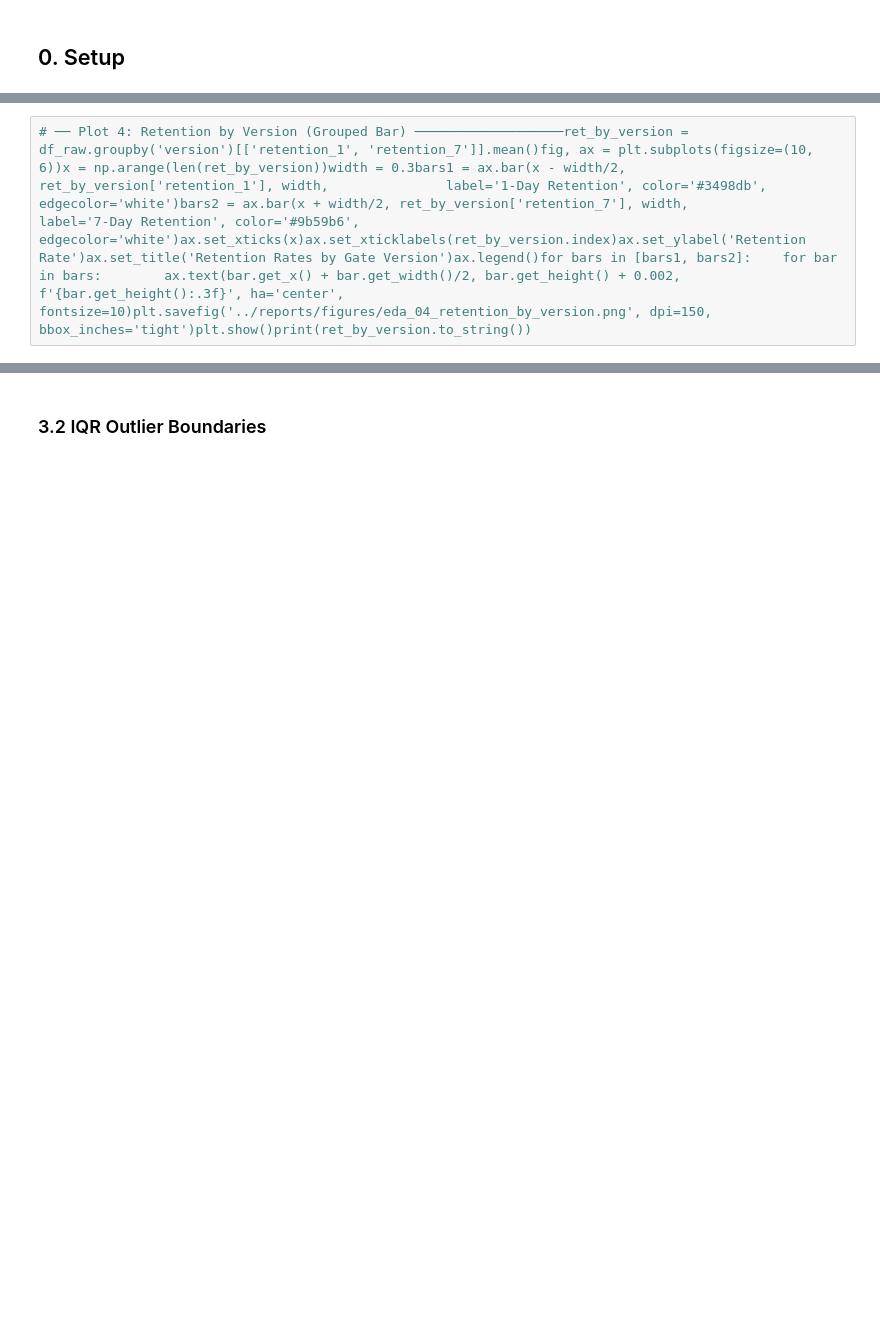
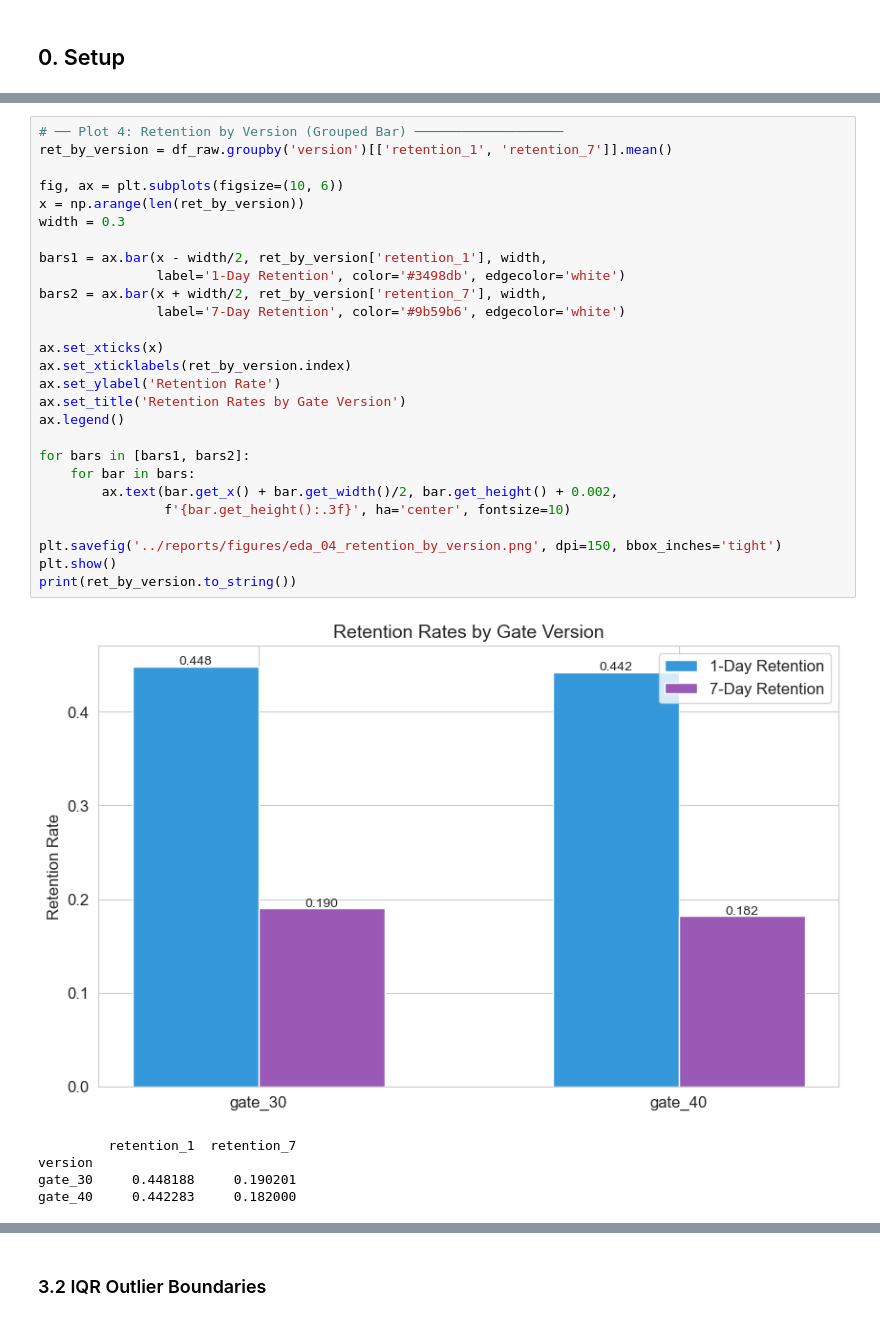
Before and after one commit to soufatarek/Data-Science, a Jupyter notebook: notebooks/04_eda_visualizations.ipynb, the cells around one changed output, grey strips where cells are left out. Drawn from its saved outputs; the diff is of its cells as text; blank space fills up the shorter version.

```diff
--- a/notebooks/04_eda_visualizations.ipynb
+++ b/notebooks/04_eda_visualizations.ipynb
@@ -21,3 +176,34 @@ import sys, os, warningswarnings.filterwarnings('ignore')sys.path.insert(0, os.p
 # %%
-# ── Plot 4: Retention by Version (Grouped Bar) ───────────────────ret_by_version = df_raw.groupby('version')[['retention_1', 'retention_7']].mean()fig, ax = plt.subplots(figsize=(10, 6))x = np.arange(len(ret_by_version))width = 0.3bars1 = ax.bar(x - width/2, ret_by_version['retention_1'], width,               label='1-Day Retention', color='#3498db', edgecolor='white')bars2 = ax.bar(x + width/2, ret_by_version['retention_7'], width,               label='7-Day Retention', color='#9b59b6', edgecolor='white')ax.set_xticks(x)ax.set_xticklabels(ret_by_version.index)ax.set_ylabel('Retention Rate')ax.set_title('Retention Rates by Gate Version')ax.legend()for bars in [bars1, bars2]:    for bar in bars:        ax.text(bar.get_x() + bar.get_width()/2, bar.get_height() + 0.002,                f'{bar.get_height():.3f}', ha='center', fontsize=10)plt.savefig('../reports/figures/eda_04_retention_by_version.png', dpi=150, bbox_inches='tight')plt.show()print(ret_by_version.to_string())
+# ── Plot 4: Retention by Version (Grouped Bar) ───────────────────
+ret_by_version = df_raw.groupby('version')[['retention_1', 'retention_7']].mean()
+
+fig, ax = plt.subplots(figsize=(10, 6))
+x = np.arange(len(ret_by_version))
+width = 0.3
+
+bars1 = ax.bar(x - width/2, ret_by_version['retention_1'], width,
+               label='1-Day Retention', color='#3498db', edgecolor='white')
+bars2 = ax.bar(x + width/2, ret_by_version['retention_7'], width,
+               label='7-Day Retention', color='#9b59b6', edgecolor='white')
+
+ax.set_xticks(x)
+ax.set_xticklabels(ret_by_version.index)
+ax.set_ylabel('Retention Rate')
+ax.set_title('Retention Rates by Gate Version')
+ax.legend()
+
+for bars in [bars1, bars2]:
+    for bar in bars:
+        ax.text(bar.get_x() + bar.get_width()/2, bar.get_height() + 0.002,
+                f'{bar.get_height():.3f}', ha='center', fontsize=10)
+
+plt.savefig('../reports/figures/eda_04_retention_by_version.png', dpi=150, bbox_inches='tight')
+plt.show()
+print(ret_by_version.to_string())
+# %% [output]
+[figure, added]
+         retention_1  retention_7
+version
+gate_30     0.448188     0.190201
+gate_40     0.442283     0.182000
 # %% [markdown]
```
Also changed, not shown: parts of 19 cells of this notebook, 30 other files.
